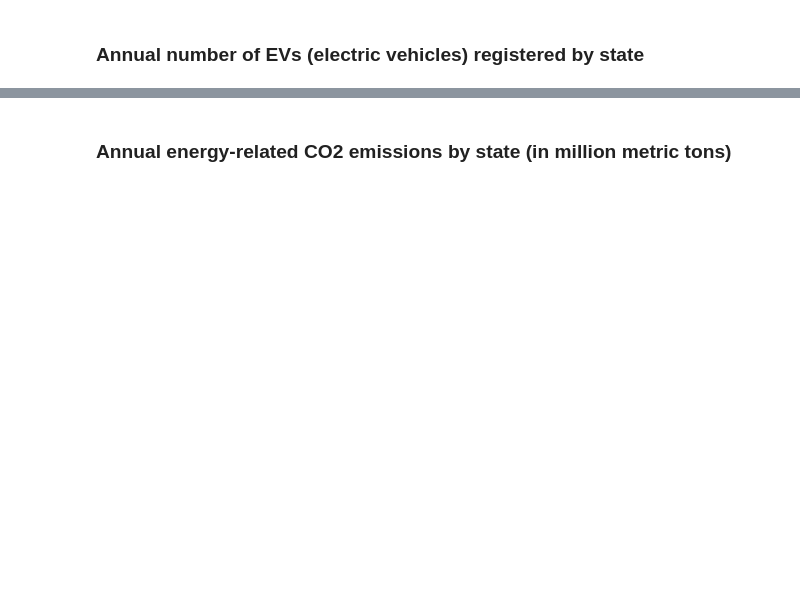
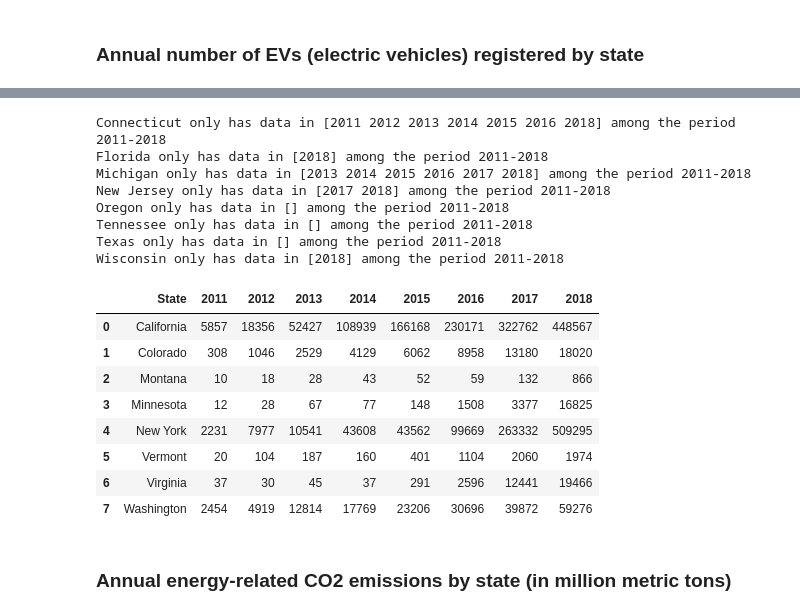
Before and after one commit to michaelgranado/EV-Count-and-CO2-Emissions-Project, a Jupyter notebook: DataCheckpointGroup039-Wi22.ipynb, the cells around one changed output, grey strips where cells are left out. Drawn from its saved outputs; the diff is of its cells as text; code cells hidden in the pictures; blank space fills up the shorter version.

```diff
--- a/DataCheckpointGroup039-Wi22.ipynb
+++ b/DataCheckpointGroup039-Wi22.ipynb
@@ -148,2 +103,75 @@ This data does not directly provide the information we need, so we build two new
+# %%
+## Annual number of EVs (electric vehicles) registered by state
+
+EV_registration_columns = ["State", "2011", "2012", "2013", "2014", "2015", "2016", "2017", "2018"]
+total_states = ["California", "Colorado", "Connecticut", "Florida", "Montana", "Michigan", "Minnesota", "New Jersey",
+            "New York", "Oregon", "Tennessee", "Texas", "Vermont", "Virginia", "Washington", "Wisconsin"]
+EV_registration = pd.DataFrame(columns = EV_registration_columns)
+EV_model_cloumns = ["State", "Year", "Model", "Amount"]
+EV_model = pd.DataFrame(columns = EV_model_cloumns)
+
+# process data from each state (16 in total)
+for i in range(16):
+    curr_state = total_states[i]
+    curr_table = state_EV_registrations[i]
+    table = pd.read_csv(curr_table, low_memory=False)
+    table["Registration Valid Date"] = pd.to_datetime(table["Registration Valid Date"])
+    table["Registration Valid Date"] = table["Registration Valid Date"].dt.year
+    table = table[table['Registration Valid Date'].notna()]
+    table["Registration Valid Date"].astype(int).dtypes
+    table = table[(table["Registration Valid Date"] >= 2011) & (table["Registration Valid Date"] <= 2018)]
+    table = table.sort_values(by='Registration Valid Date')
+    annual_registration_amount = table["Registration Valid Date"].value_counts(sort = False).tolist()
+
+    # ONLY process states having data for all 8 years (2011-2018)
+    if len(annual_registration_amount) == 8:
+
+        # add new row (representing the annual number of EV registered in current state) to table "EV_registration"
+        newrow_data = [curr_state] + annual_registration_amount
+        newrow_df = pd.DataFrame([newrow_data],columns = EV_registration_columns)
+        EV_registration = pd.concat([EV_registration, newrow_df], axis='rows', ignore_index=True)
+
+        for j in range(8):
+            # add new row (representing the annual amount of EV (by model) registered in current state) to table "EV_model"
+            curr_year = 2011 + j
+            curr_year_table = table[table['Registration Valid Date'] == curr_year]
+            if 'Vehicle Name' not in table.columns:
+                curr_year_table = curr_year_table.assign(Vehicle_Name = lambda x: x.Make + x.Model)
+                curr_year_table = curr_year_table.rename(columns={"Vehicle_Name": "Vehicle Name"})
+            curr_year_model = curr_year_table["Vehicle Name"].value_counts(sort = False).keys().tolist()
+            curr_year_model_amount = curr_year_table["Vehicle Name"].value_counts(sort = False).tolist()
+            model_amount = len(curr_year_table["Vehicle Name"].unique())
+            for k in range(model_amount):
+                curr_model = curr_year_model[k]
+                curr_model_amount = curr_year_model_amount[k]
+                newrow_data = [curr_state,curr_year,curr_model,curr_model_amount]
+                newrow_df = pd.DataFrame([newrow_data],columns = EV_model_cloumns)
+                EV_model = pd.concat([EV_model, newrow_df], axis='rows', ignore_index=True)
+    else:
+        # Print out which states do not have complete data from 2011-2018
+        print(curr_state + " only has data in " + str(table["Registration Valid Date"].unique()) + " among the period 2011-2018")
+
+## Number of EVs by model and year are also saved in the dataframe "EV_model" in case we decide to use this data
+
+#Number of EV registered in the 8 remaining states
+EV_registration
+# %% [output]
+Connecticut only has data in [2011 2012 2013 2014 2015 2016 2018] among the period 2011-2018
+Florida only has data in [2018] among the period 2011-2018
+Michigan only has data in [2013 2014 2015 2016 2017 2018] among the period 2011-2018
+New Jersey only has data in [2017 2018] among the period 2011-2018
+Oregon only has data in [] among the period 2011-2018
+Tennessee only has data in [] among the period 2011-2018
+Texas only has data in [] among the period 2011-2018
+Wisconsin only has data in [2018] among the period 2011-2018
+|  | State | 2011 | 2012 | 2013 | 2014 | 2015 | 2016 | 2017 | 2018 |
+| 0 | California | 5857 | 18356 | 52427 | 108939 | 166168 | 230171 | 322762 | 448567 |
+| 1 | Colorado | 308 | 1046 | 2529 | 4129 | 6062 | 8958 | 13180 | 18020 |
+| 2 | Montana | 10 | 18 | 28 | 43 | 52 | 59 | 132 | 866 |
+| 3 | Minnesota | 12 | 28 | 67 | 77 | 148 | 1508 | 3377 | 16825 |
+| 4 | New York | 2231 | 7977 | 10541 | 43608 | 43562 | 99669 | 263332 | 509295 |
+| 5 | Vermont | 20 | 104 | 187 | 160 | 401 | 1104 | 2060 | 1974 |
+| 6 | Virginia | 37 | 30 | 45 | 37 | 291 | 2596 | 12441 | 19466 |
+| 7 | Washington | 2454 | 4919 | 12814 | 17769 | 23206 | 30696 | 39872 | 59276 |
 # %% [markdown]
 ### Annual energy-related CO2 emissions by state (in million metric tons)
```
Also changed, not shown: parts of 24 cells of this notebook.
